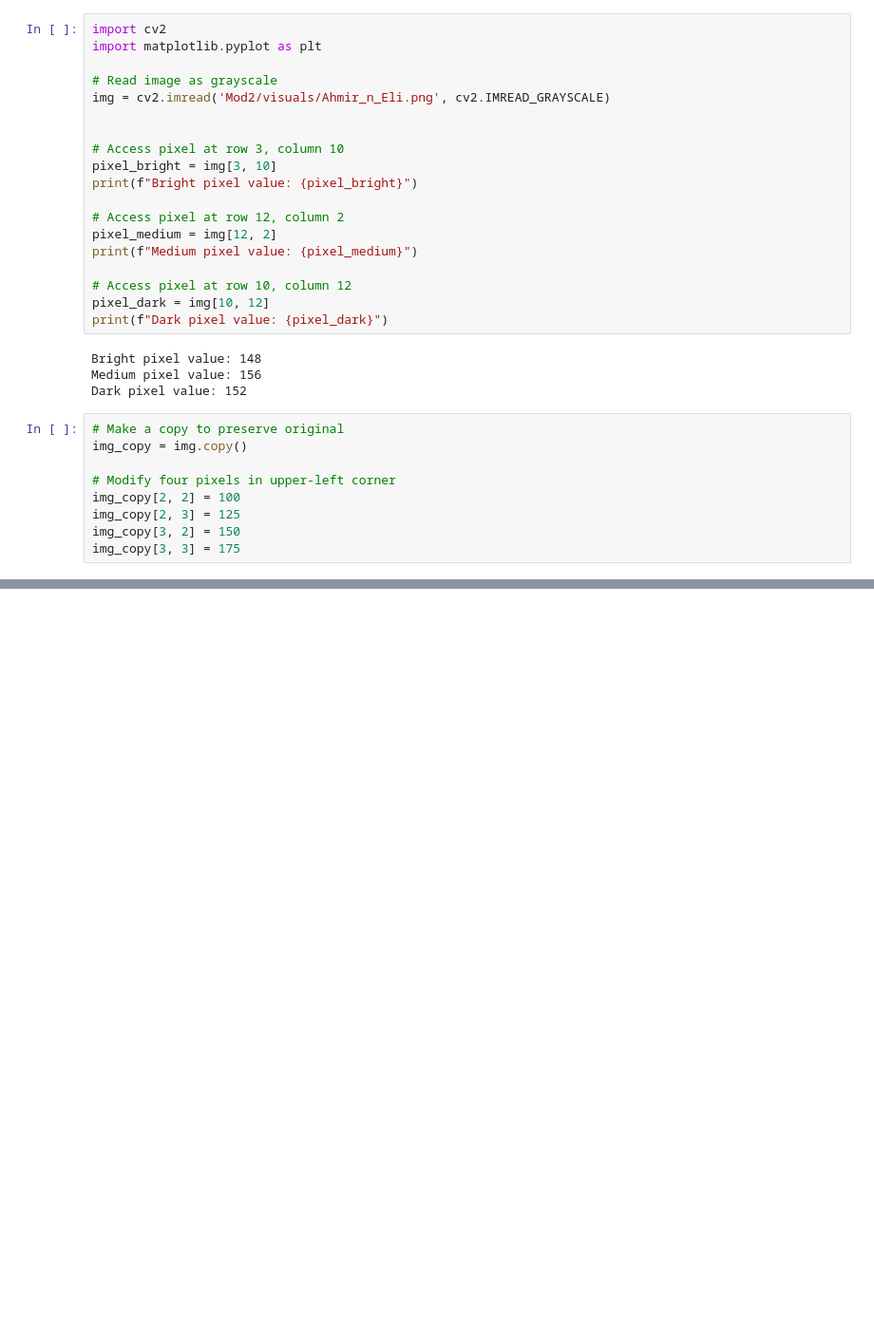
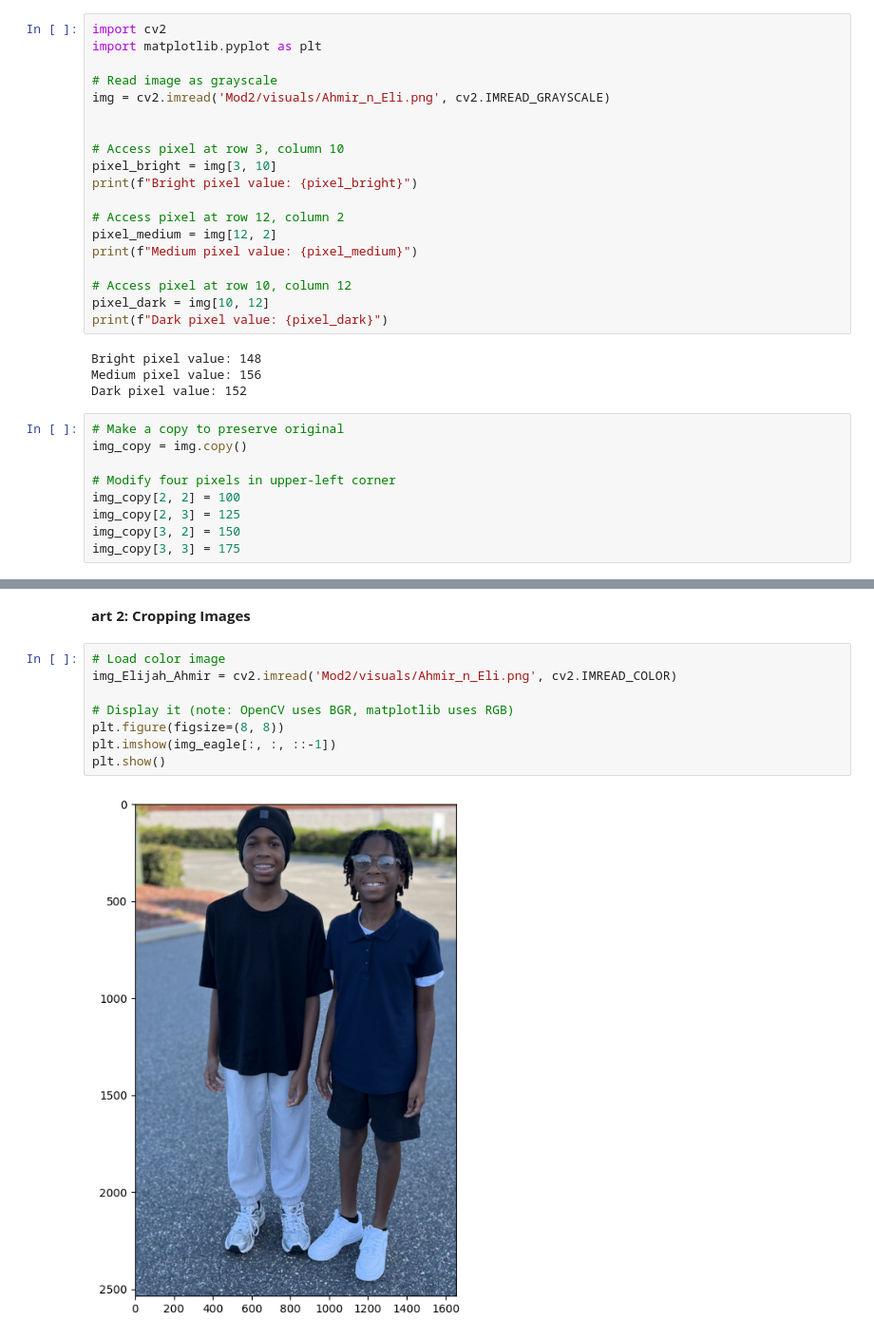
Before and after one commit to Jaristilde/cv2, a Jupyter notebook: Mod2/Week_2.ipynb, the cells around one changed output, grey strips where cells are left out. Shown at 95% size. Cells and saved outputs as stored; diff of their text form; blank space fills up the shorter version.

```diff
--- a/Mod2/Week_2.ipynb
+++ b/Mod2/Week_2.ipynb
@@ -75,0 +86,12 @@ img_copy[3, 3] = 175
+# %% [markdown]
+**art 2: Cropping Images**
+# %%
+# Load color image
+img_Elijah_Ahmir = cv2.imread('Mod2/visuals/Ahmir_n_Eli.png', cv2.IMREAD_COLOR)
+
+# Display it (note: OpenCV uses BGR, matplotlib uses RGB)
+plt.figure(figsize=(8, 8))
+plt.imshow(img_eagle[:, :, ::-1])
+plt.show()
+# %% [output]
+[figure, added]
```
Also changed, not shown: parts of 11 cells of this notebook.
